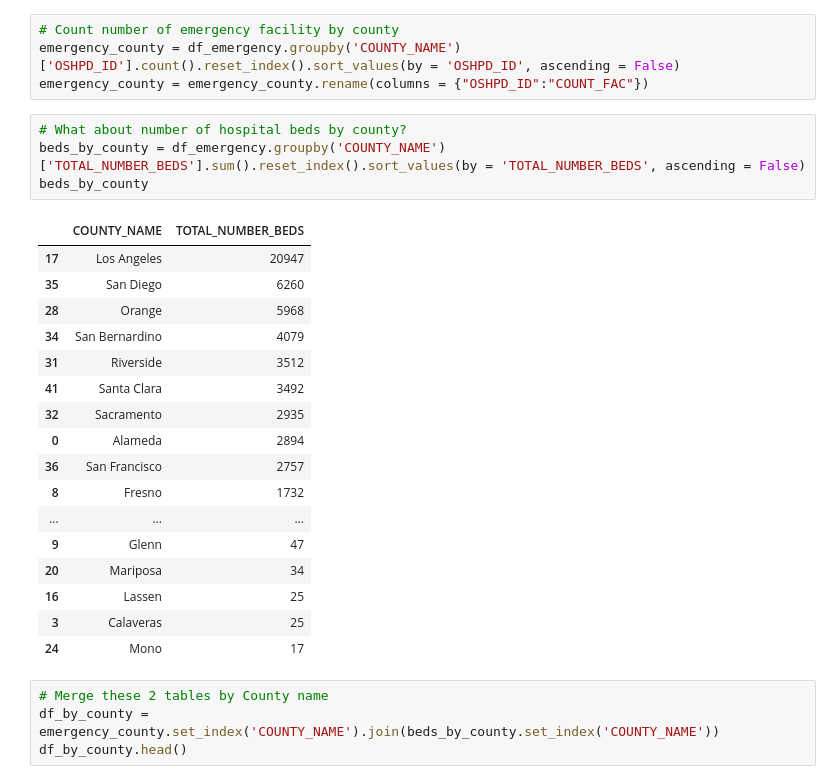
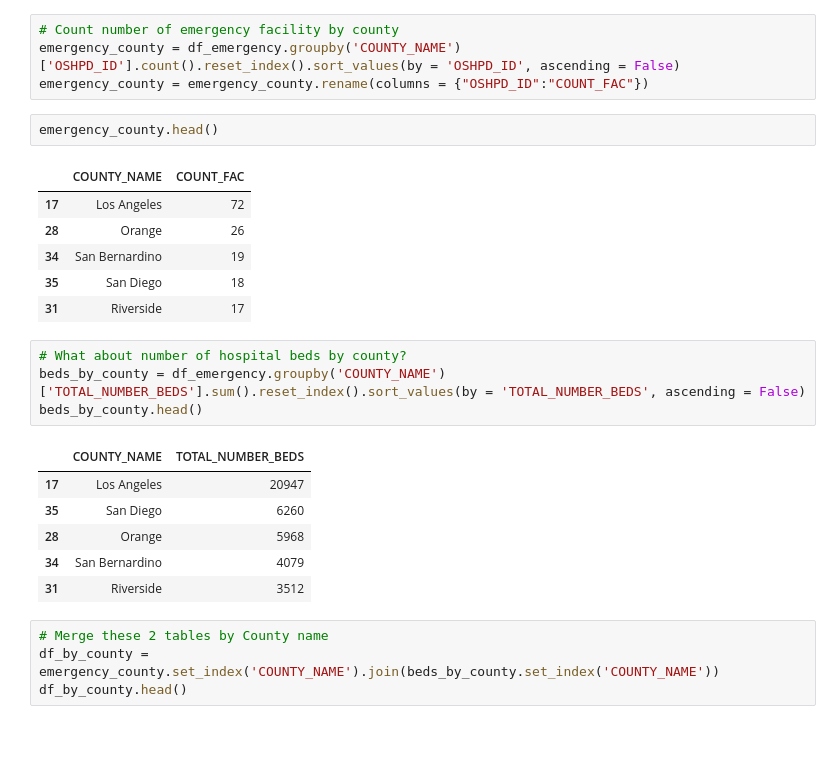
Before and after one commit to midori256/DS4A_Capstone_Project, a Jupyter notebook: Exploratory_Data_Analysis.ipynb, the cells around one changed output. Drawn from its saved outputs; the diff is of its cells as text; blank space fills up the shorter version.

```diff
--- a/Exploratory_Data_Analysis.ipynb
+++ b/Exploratory_Data_Analysis.ipynb
@@ -175,28 +402,26 @@ df_emergency['TOTAL_NUMBER_BEDS'] = df_emergency['TOTAL_NUMBER_BEDS'].astype('in
 # Count number of emergency facility by county
 emergency_county = df_emergency.groupby('COUNTY_NAME')['OSHPD_ID'].count().reset_index().sort_values(by = 'OSHPD_ID', ascending = False)
 emergency_county = emergency_county.rename(columns = {"OSHPD_ID":"COUNT_FAC"})
+# %%
+emergency_county.head()
+# %% [output]
+|  | COUNTY_NAME | COUNT_FAC |
+| 17 | Los Angeles | 72 |
+| 28 | Orange | 26 |
+| 34 | San Bernardino | 19 |
+| 35 | San Diego | 18 |
+| 31 | Riverside | 17 |
 # %%
 # What about number of hospital beds by county?
 beds_by_county = df_emergency.groupby('COUNTY_NAME')['TOTAL_NUMBER_BEDS'].sum().reset_index().sort_values(by = 'TOTAL_NUMBER_BEDS', ascending = False)
-beds_by_county
+beds_by_county.head()
 # %% [output]
 |  | COUNTY_NAME | TOTAL_NUMBER_BEDS |
 | 17 | Los Angeles | 20947 |
 | 35 | San Diego | 6260 |
 | 28 | Orange | 5968 |
 | 34 | San Bernardino | 4079 |
 | 31 | Riverside | 3512 |
-| 41 | Santa Clara | 3492 |
-| 32 | Sacramento | 2935 |
-| 0 | Alameda | 2894 |
-| 36 | San Francisco | 2757 |
-| 8 | Fresno | 1732 |
-| ... | ... | ... |
-| 9 | Glenn | 47 |
-| 20 | Mariposa | 34 |
-| 16 | Lassen | 25 |
-| 3 | Calaveras | 25 |
-| 24 | Mono | 17 |
 # %%
 # Merge these 2 tables by County name
 df_by_county = emergency_county.set_index('COUNTY_NAME').join(beds_by_county.set_index('COUNTY_NAME'))
```
Also changed, not shown: parts of 39 cells of this notebook.
